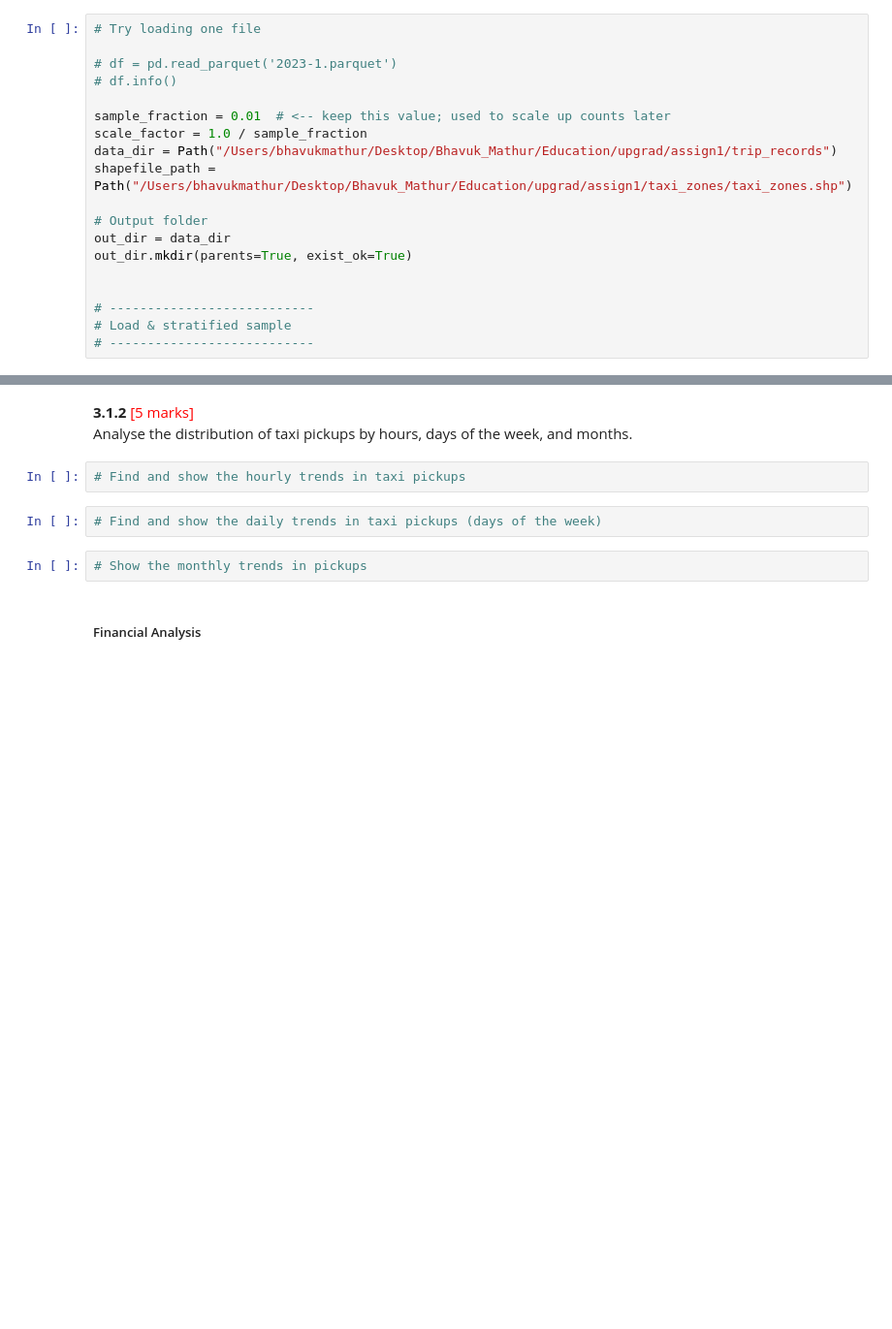
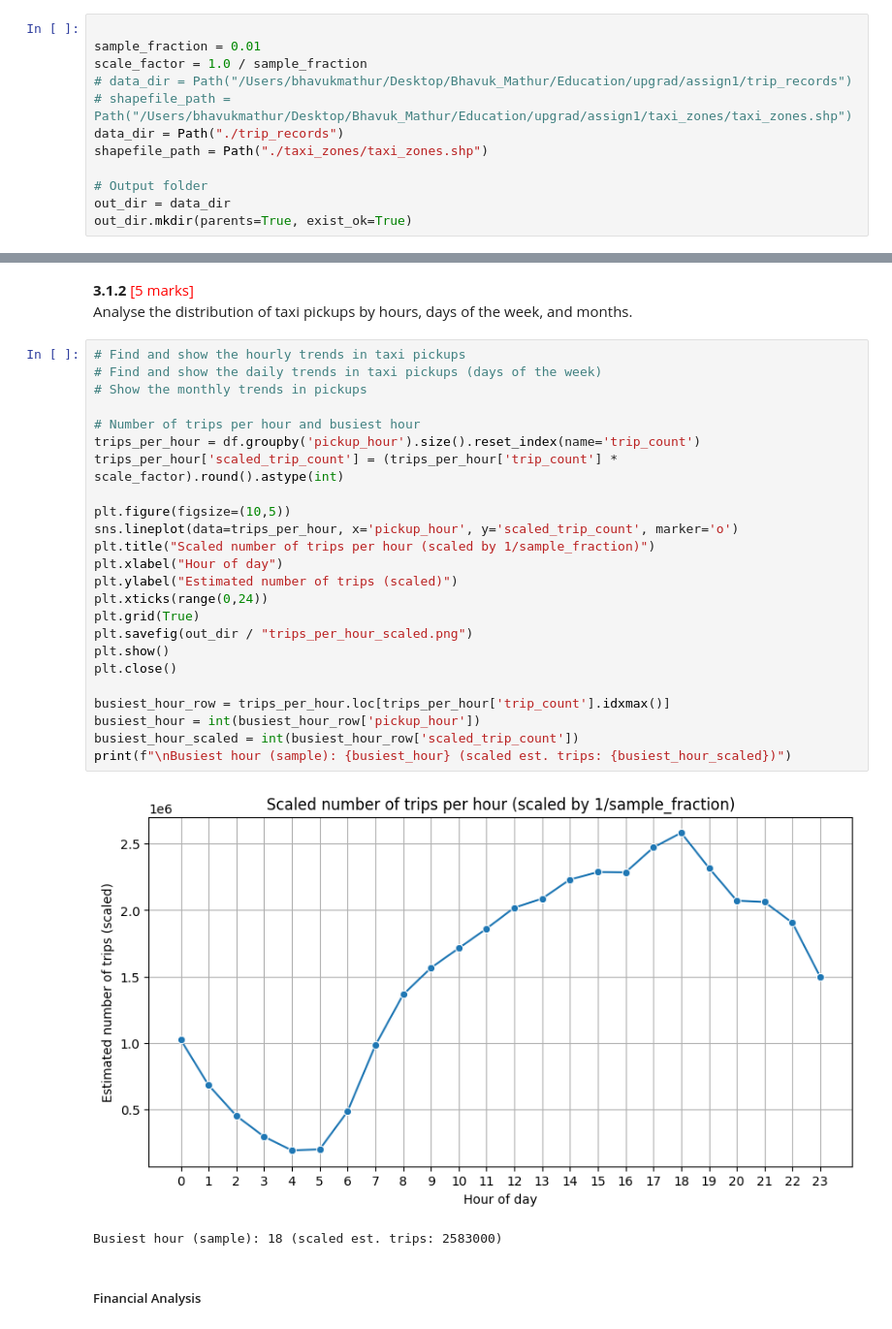
Before and after one commit to BhavukMathur/python, a Jupyter notebook: assignments/1/assign1.ipynb, the cells around one changed output, grey strips where cells are left out. Shown at 97% size. Cells and saved outputs as stored; diff of their text form; blank space fills up the shorter version.

Commit message:
upgrad assignment 1

```diff
--- a/assignments/1/assign1.ipynb
+++ b/assignments/1/assign1.ipynb
@@ -123,24 +126,17 @@ To read parquet files with Pandas, you have to follow a similar syntax as that f
 
 `df = pd.read_parquet('file.parquet')`
 # %%
-# Try loading one file
 
-# df = pd.read_parquet('2023-1.parquet')
-# df.info()
-
-sample_fraction = 0.01  # <-- keep this value; used to scale up counts later
+sample_fraction = 0.01
 scale_factor = 1.0 / sample_fraction
-data_dir = Path("/Users/bhavukmathur/Desktop/Bhavuk_Mathur/Education/upgrad/assign1/trip_records")
-shapefile_path = Path("/Users/bhavukmathur/Desktop/Bhavuk_Mathur/Education/upgrad/assign1/taxi_zones/taxi_zones.shp")
+# data_dir = Path("/Users/bhavukmathur/Desktop/Bhavuk_Mathur/Education/upgrad/assign1/trip_records")
+# shapefile_path = Path("/Users/bhavukmathur/Desktop/Bhavuk_Mathur/Education/upgrad/assign1/taxi_zones/taxi_zones.shp")
+data_dir = Path("./trip_records")
+shapefile_path = Path("./taxi_zones/taxi_zones.shp")
 
 # Output folder
 out_dir = data_dir
 out_dir.mkdir(parents=True, exist_ok=True)
-
-
-# ---------------------------
-# Load & stratified sample
-# ---------------------------
 # %% [markdown]
 How many rows are there? Do you think handling such a large number of rows is computationally feasible when we have to combine the data for all twelve months into one?
 
@@ -380,12 +569,33 @@ The following monetary parameters belong in the same category, is it categorical
 # %% [markdown]
 **3.1.2** <font color = red>[5 marks]</font> <br>
 Analyse the distribution of taxi pickups by hours, days of the week, and months.
-# %%
-# Find and show the hourly trends in taxi pickups
-# %%
-# Find and show the daily trends in taxi pickups (days of the week)
-# %%
-# Show the monthly trends in pickups
+# %%
+# Find and show the hourly trends in taxi pickups
+# Find and show the daily trends in taxi pickups (days of the week)
+# Show the monthly trends in pickups
+
+# Number of trips per hour and busiest hour
+trips_per_hour = df.groupby('pickup_hour').size().reset_index(name='trip_count')
+trips_per_hour['scaled_trip_count'] = (trips_per_hour['trip_count'] * scale_factor).round().astype(int)
+
+plt.figure(figsize=(10,5))
+sns.lineplot(data=trips_per_hour, x='pickup_hour', y='scaled_trip_count', marker='o')
+plt.title("Scaled number of trips per hour (scaled by 1/sample_fraction)")
+plt.xlabel("Hour of day")
+plt.ylabel("Estimated number of trips (scaled)")
+plt.xticks(range(0,24))
+plt.grid(True)
+plt.savefig(out_dir / "trips_per_hour_scaled.png")
+plt.show()
+plt.close()
+
+busiest_hour_row = trips_per_hour.loc[trips_per_hour['trip_count'].idxmax()]
+busiest_hour = int(busiest_hour_row['pickup_hour'])
+busiest_hour_scaled = int(busiest_hour_row['scaled_trip_count'])
+print(f"\nBusiest hour (sample): {busiest_hour} (scaled est. trips: {busiest_hour_scaled})")
+# %% [output]
+[figure, added]
+Busiest hour (sample): 18 (scaled est. trips: 2583000)
 # %% [markdown]
 ##### Financial Analysis
 # %% [markdown]
```
Also changed, not shown: parts of 83 cells of this notebook, 2 other files.
